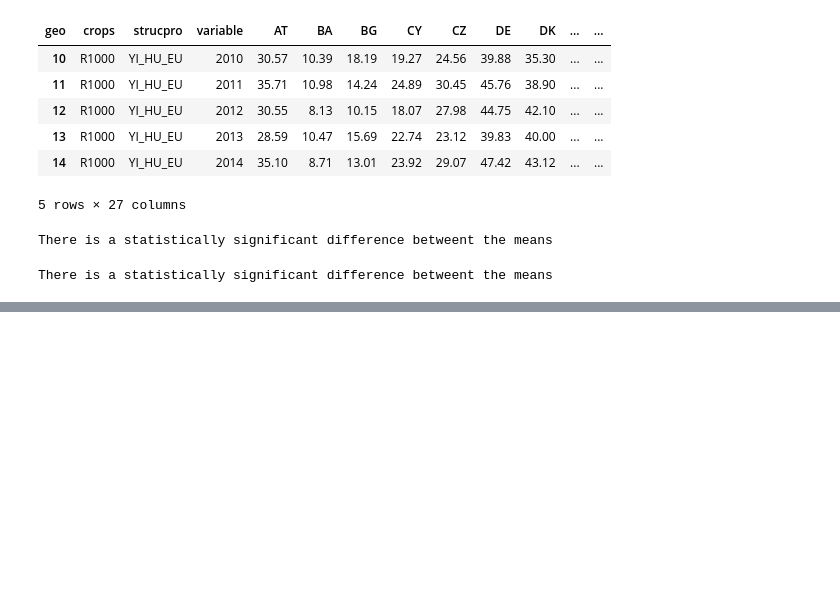
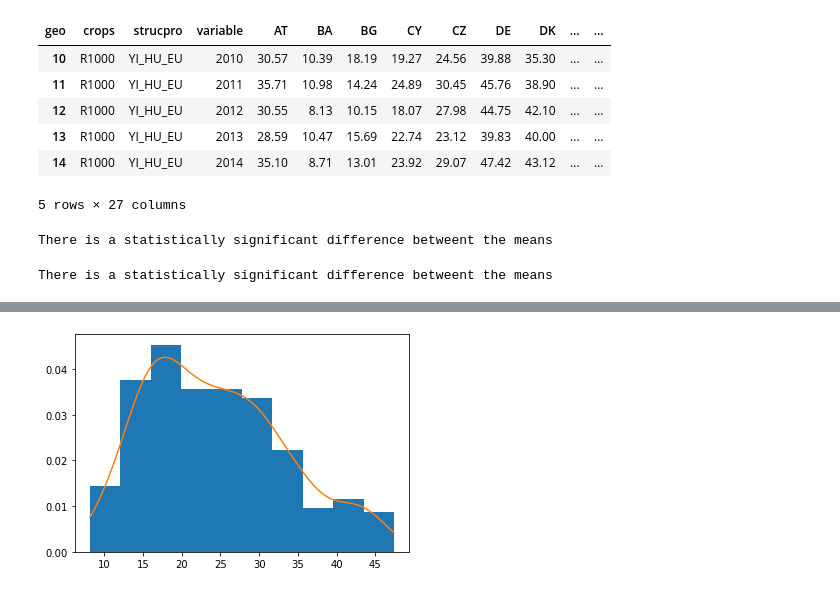
Before and after one commit to sba22206/semester1_ca2, a Jupyter notebook: Statistics.ipynb, the cells around one changed output, grey strips where cells are left out. Drawn from its saved outputs; the diff is of its cells as text; code cells hidden in the pictures; blank space fills up the shorter version.

```diff
--- a/Statistics.ipynb
+++ b/Statistics.ipynb
@@ -558,0 +629,16 @@ There is a statistically significant difference betweent the means
+# %%
+# There isn't much data here so I wont't aggregate
+
+kde = gaussian_kde(yields_long.value)
+
+fig, ax = plt.subplots()
+
+ax.hist(yields_long.value, density = True)
+
+kde_range = np.linspace(min(yields_long.value), max(yields_long.value), 100)
+
+ax.plot(kde_range, kde(kde_range))
+
+plt.show()
+# %% [output]
+[figure, added]
```
Also changed, not shown: parts of 14 cells of this notebook.
